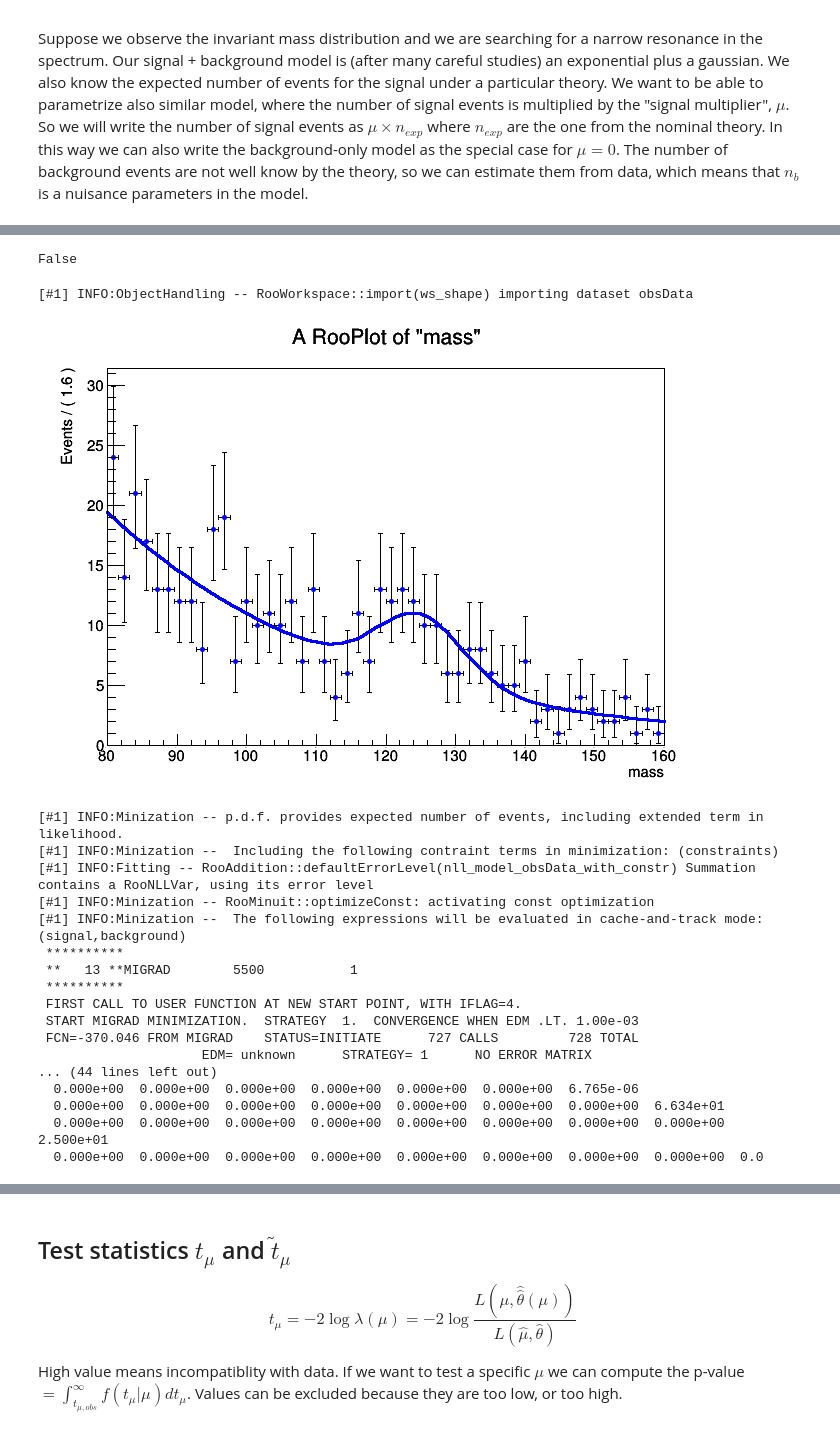
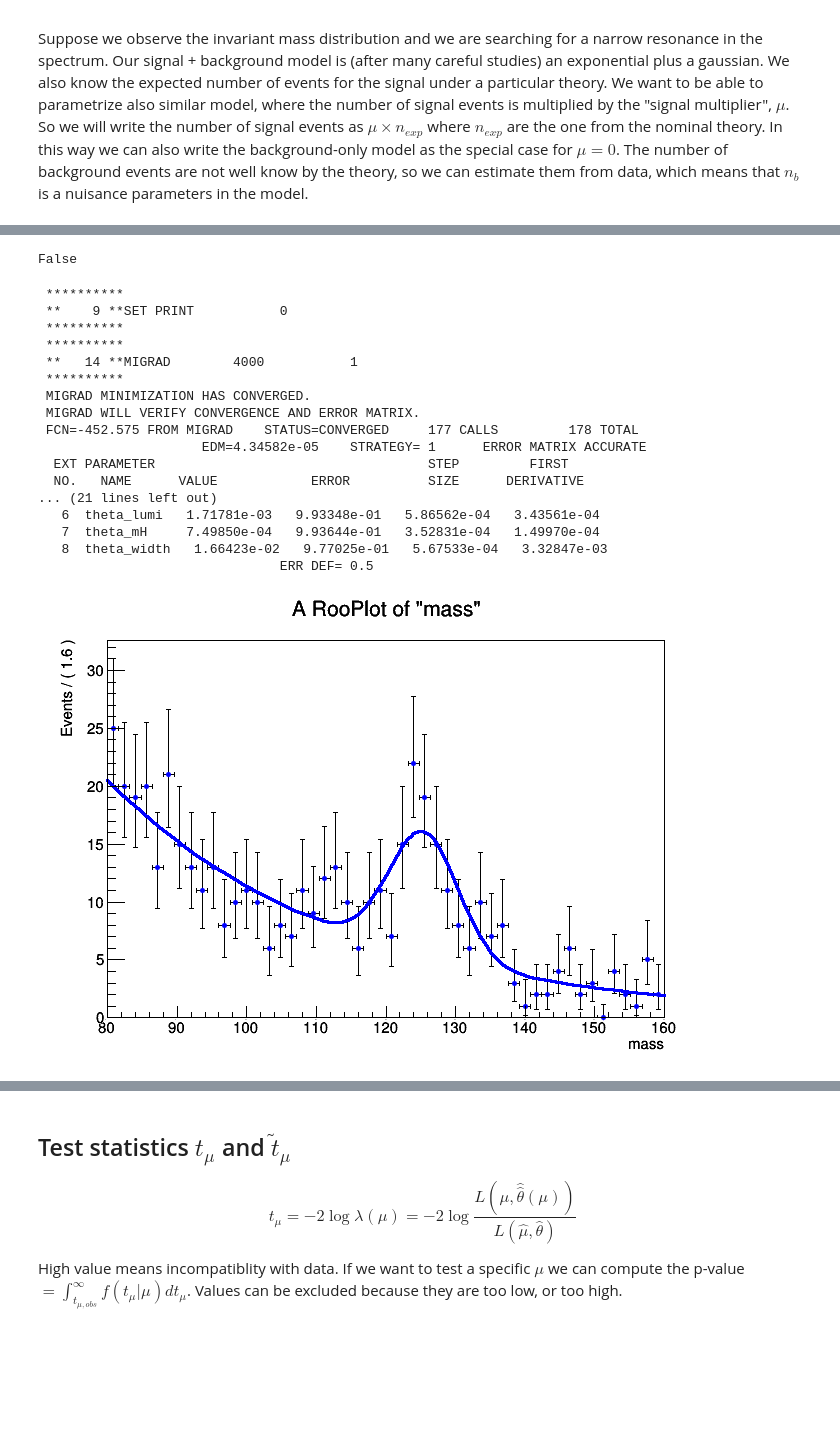
Before and after one commit to wiso/StatisticsLectures, a Jupyter notebook: Lecture3.ipynb, the cells around one changed output, grey strips where cells are left out. Cells and saved outputs as stored; diff of their text form; code cells hidden in the pictures; blank space fills up the shorter version.

```diff
--- a/Lecture3.ipynb
+++ b/Lecture3.ipynb
@@ -366,9 +366,31 @@ s
 # %% [output]
 [drawing not drawn]
 # %%
+RooStats.SetAllConstant(ws.allVars().selectByName('global*'))
+
 data = model.generate(ROOT.RooArgSet(mass))
 data.SetName('obsData')
 getattr(ws, 'import')(data)
 # %% [output]
 False
-[#1] INFO:ObjectHandling -- RooWorkspace::import(ws_shape) importing dataset obsData
+# %%
+ROOT.RooMsgService.instance().setGlobalKillBelow(5)
+fit_result = model.fitTo(data, ROOT.RooFit.Save(), RooFit.PrintLevel(0))
+# %% [output]
+ **********
+ **    9 **SET PRINT           0
+ **********
+ **********
+ **   14 **MIGRAD        4000           1
+ **********
+ MIGRAD MINIMIZATION HAS CONVERGED.
+ MIGRAD WILL VERIFY CONVERGENCE AND ERROR MATRIX.
+ FCN=-452.575 FROM MIGRAD    STATUS=CONVERGED     177 CALLS         178 TOTAL
+                     EDM=4.34582e-05    STRATEGY= 1      ERROR MATRIX ACCURATE
+  EXT PARAMETER                                   STEP         FIRST
+  NO.   NAME      VALUE            ERROR          SIZE      DERIVATIVE
+... (21 lines left out)
+   6  theta_lumi   1.71781e-03   9.93348e-01   5.86562e-04   3.43561e-04
+   7  theta_mH     7.49850e-04   9.93644e-01   3.52831e-04   1.49970e-04
+   8  theta_width   1.66423e-02   9.77025e-01   5.67533e-04   3.32847e-03
+                               ERR DEF= 0.5
@@ -375,29 +400,11 @@ False
 # %%
 frame = mass.frame(50)
 data.plotOn(frame)
-model.fitTo(data)
 model.plotOn(frame)
 frame.Draw()
 ROOT.gPad.Draw()
 # %% [output]
-[figure, old version]
+[figure, new version]
-[#1] INFO:Minization -- p.d.f. provides expected number of events, including extended term in likelihood.
-[#1] INFO:Minization --  Including the following contraint terms in minimization: (constraints)
-[#1] INFO:Fitting -- RooAddition::defaultErrorLevel(nll_model_obsData_with_constr) Summation contains a RooNLLVar, using its error level
-[#1] INFO:Minization -- RooMinuit::optimizeConst: activating const optimization
-[#1] INFO:Minization --  The following expressions will be evaluated in cache-and-track mode: (signal,background)
- **********
- **   13 **MIGRAD        5500           1
- **********
- FIRST CALL TO USER FUNCTION AT NEW START POINT, WITH IFLAG=4.
- START MIGRAD MINIMIZATION.  STRATEGY  1.  CONVERGENCE WHEN EDM .LT. 1.00e-03
- FCN=-370.046 FROM MIGRAD    STATUS=INITIATE      727 CALLS         728 TOTAL
-                     EDM= unknown      STRATEGY= 1      NO ERROR MATRIX
-... (44 lines left out)
-  0.000e+00  0.000e+00  0.000e+00  0.000e+00  0.000e+00  0.000e+00  6.765e-06
-  0.000e+00  0.000e+00  0.000e+00  0.000e+00  0.000e+00  0.000e+00  0.000e+00  6.634e+01
-  0.000e+00  0.000e+00  0.000e+00  0.000e+00  0.000e+00  0.000e+00  0.000e+00  0.000e+00  2.500e+01
-  0.000e+00  0.000e+00  0.000e+00  0.000e+00  0.000e+00  0.000e+00  0.000e+00  0.000e+00  0.0
 # %%
 sbModel = RooStats.ModelConfig('sbModel', ws)
 sbModel.SetPdf('model')
```
Also changed, not shown: parts of 5 cells of this notebook.
